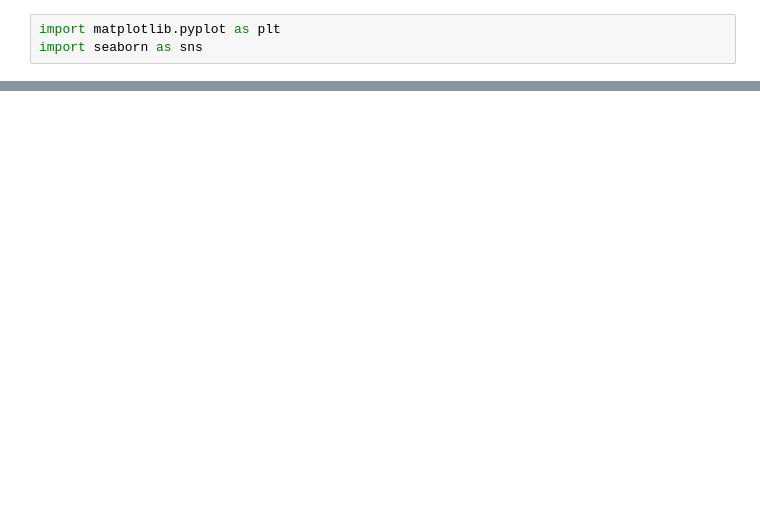
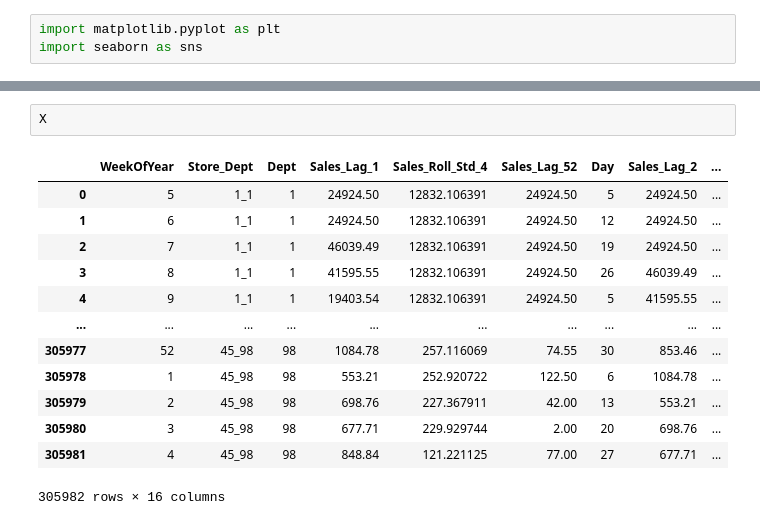
Before and after one commit to enelene/Walmart-Recruiting---Store-Sales-Forecasting, a Jupyter notebook: notebooks/model_experiment_LightGBM.ipynb, the cells around one changed output, grey strips where cells are left out. Drawn from its saved outputs; the diff is of its cells as text; blank space fills up the shorter version.

```diff
--- a/notebooks/model_experiment_LightGBM.ipynb
+++ b/notebooks/model_experiment_LightGBM.ipynb
@@ -482 +450,17 @@ Add type hints to the `predict` method to enable data validation and automatic s
 🧪 View experiment at: https://dagshub.com/enelene/Walmart-Recruiting---Store-Sales-Forecasting.mlflow/#/experiments/4
+# %%
+X
+# %% [output]
+|  | WeekOfYear | Store_Dept | Dept | Sales_Lag_1 | Sales_Roll_Std_4 | Sales_Lag_52 | Day | Sales_Lag_2 | ... |
+| 0 | 5 | 1_1 | 1 | 24924.50 | 12832.106391 | 24924.50 | 5 | 24924.50 | ... |
+| 1 | 6 | 1_1 | 1 | 24924.50 | 12832.106391 | 24924.50 | 12 | 24924.50 | ... |
+| 2 | 7 | 1_1 | 1 | 46039.49 | 12832.106391 | 24924.50 | 19 | 24924.50 | ... |
+| 3 | 8 | 1_1 | 1 | 41595.55 | 12832.106391 | 24924.50 | 26 | 46039.49 | ... |
+| 4 | 9 | 1_1 | 1 | 19403.54 | 12832.106391 | 24924.50 | 5 | 41595.55 | ... |
+| ... | ... | ... | ... | ... | ... | ... | ... | ... | ... |
+| 305977 | 52 | 45_98 | 98 | 1084.78 | 257.116069 | 74.55 | 30 | 853.46 | ... |
+| 305978 | 1 | 45_98 | 98 | 553.21 | 252.920722 | 122.50 | 6 | 1084.78 | ... |
+| 305979 | 2 | 45_98 | 98 | 698.76 | 227.367911 | 42.00 | 13 | 553.21 | ... |
+| 305980 | 3 | 45_98 | 98 | 677.71 | 229.929744 | 2.00 | 20 | 698.76 | ... |
+| 305981 | 4 | 45_98 | 98 | 848.84 | 121.221125 | 77.00 | 27 | 677.71 | ... |
+305982 rows × 16 columns
```
Also changed, not shown: parts of 24 cells of this notebook, 5 other files.
